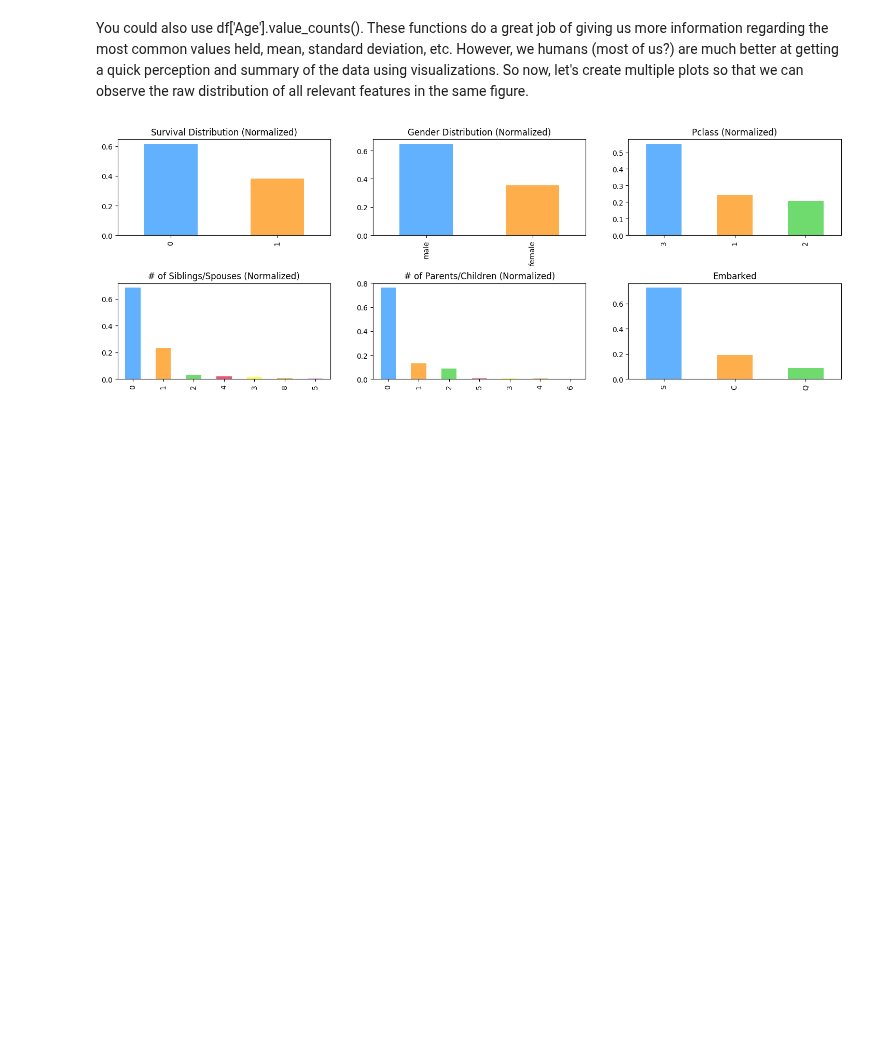
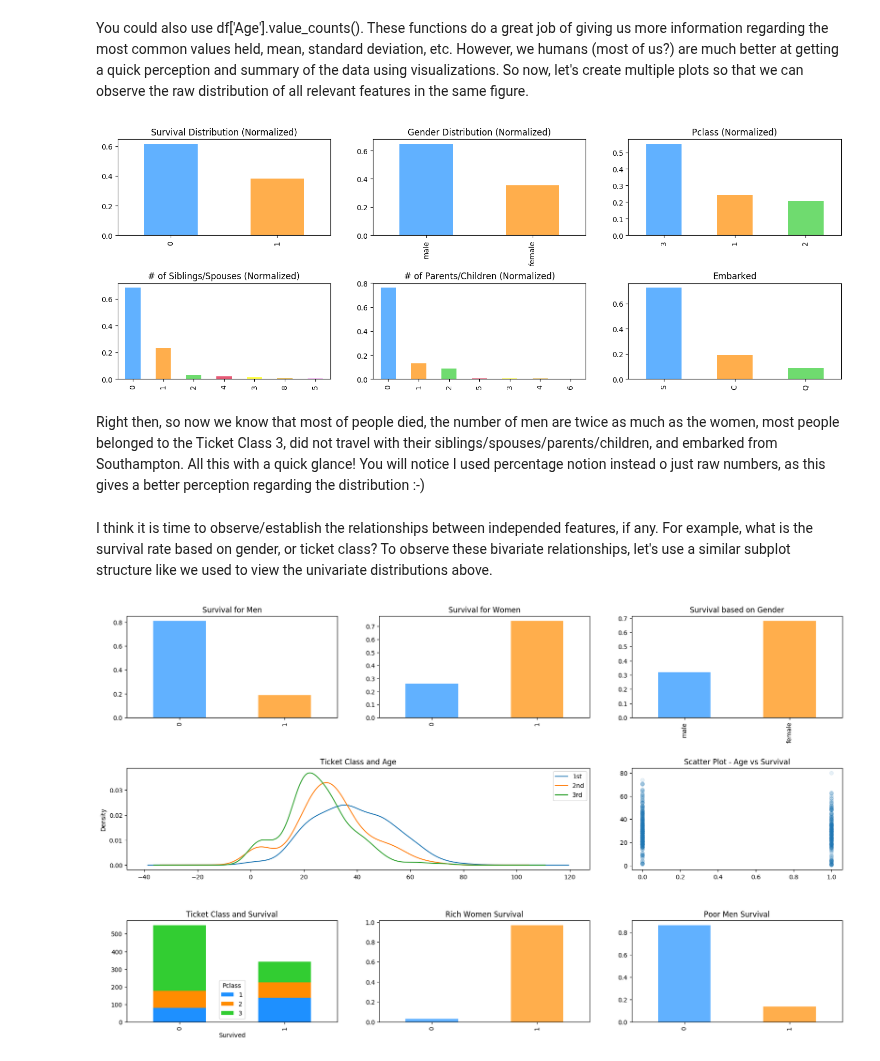
Before and after one commit to sarthakbatragatech/100-Days-of-ML, a Jupyter notebook: Logistic-Regression/Titanic-EDA-and-LogisticRegression.ipynb, the cells around one changed output. Saved outputs shown, nothing was run; the diff lists cells and outputs as text; code cells hidden in the pictures; blank space fills up the shorter version.

Commit message:
Generate plots for bivariate analysis

```diff
--- a/Logistic-Regression/Titanic-EDA-and-LogisticRegression.ipynb
+++ b/Logistic-Regression/Titanic-EDA-and-LogisticRegression.ipynb
@@ -108,3 +108,50 @@ plt.title('Embarked')
 plt.savefig('plots/dataset_distribution.png', dpi=300, transparent=False)
 # %% [output]
 [figure]
+# %% [markdown]
+Right then, so now we know that most of people died, the number of men are twice as much as the women, most people belonged to the Ticket Class 3, did not travel with their siblings/spouses/parents/children, and embarked from Southampton. All this with a quick glance! You will notice I used percentage notion instead o just raw numbers, as this gives a better perception regarding the distribution :-)
+# %% [markdown]
+I think it is time to observe/establish the relationships between independed features, if any. For example, what is the survival rate based on gender, or ticket class? To observe these bivariate relationships, let's use a similar subplot structure like we used to view the univariate distributions above.
+# %%
+fig = plt.figure(figsize=(21,12))
+plt.subplots_adjust(hspace=0.5)
+
+plt.subplot2grid((3,3), (0,0))
+male = df[df['Sex']=='male']
+male['Survived'].value_counts(normalize=True).plot(kind='bar', alpha=0.7, color=['#1E90FF','#FF8C00'])
+plt.title('Survival for Men')
+
+plt.subplot2grid((3,3), (0,1))
+female = df[df['Sex']=='female']
+female['Survived'].value_counts(normalize=True, ascending=True).plot(kind='bar', alpha=0.7, color=['#1E90FF','#FF8C00'])
+plt.title('Survival for Women')
+
+plt.subplot2grid((3,3), (0,2))
+df['Sex'][df['Survived']==1].value_counts(normalize=True, ascending=True).plot(kind='bar', alpha=0.7, color=['#1E90FF','#FF8C00'])
+plt.title('Survival based on Gender')
+
+plt.subplot2grid((3,3), (1,0), colspan=2)
+for ticketclass in sorted(df['Pclass'].unique()):
+    df['Age'][df['Pclass']==ticketclass].plot(kind='kde')
+plt.legend(('1st','2nd','3rd'))
+plt.title('Ticket Class and Age')
+
+plt.subplot2grid((3,3), (1,2))
+plt.scatter(df['Survived'], df['Age'], alpha=0.1)
+plt.title('Scatter Plot - Age vs Survival')
+
+ax = plt.subplot2grid((3,3), (2,0))
+df.groupby(['Survived', 'Pclass']).size().unstack().plot(kind='bar', stacked=True, ax=ax, color=['#1E90FF','#FF8C00', '#32CD32'])
+plt.title('Ticket Class and Survival')
+
+plt.subplot2grid((3,3), (2,1))
+df['Survived'][(df['Sex']=='female') & (df['Pclass']==1)].value_counts(normalize=True, ascending=True).plot(kind='bar', alpha=0.7, color=['#1E90FF','#FF8C00'])
+plt.title('Rich Women Survival')
+
+plt.subplot2grid((3,3), (2,2))
+df['Survived'][(df['Sex']=='male') & (df['Pclass']==3)].value_counts(normalize=True).plot(kind='bar', alpha=0.7, color=['#1E90FF','#FF8C00'])
+plt.title('Poor Men Survival')
+
+plt.savefig('plots/bivariate_analysis.png', dpi=300, transparent=False)
+# %% [output]
+[figure, added]
```
Also changed, not shown: 2 other files.
